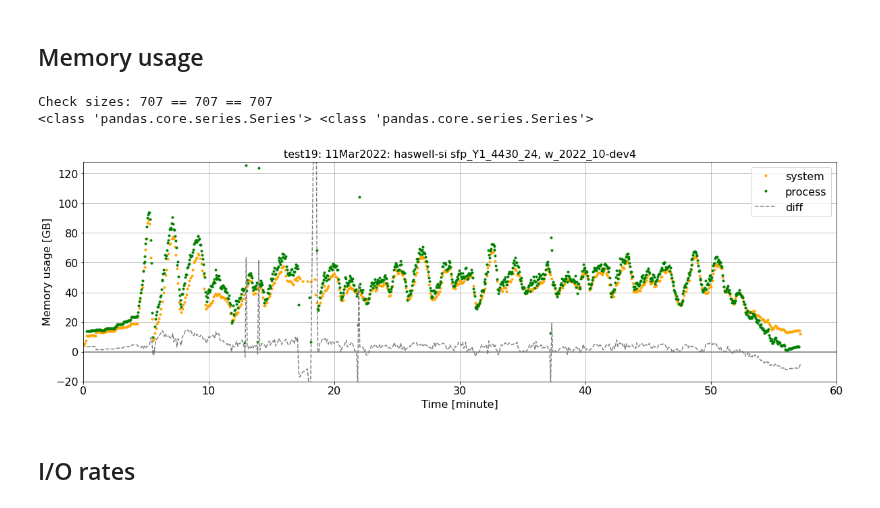
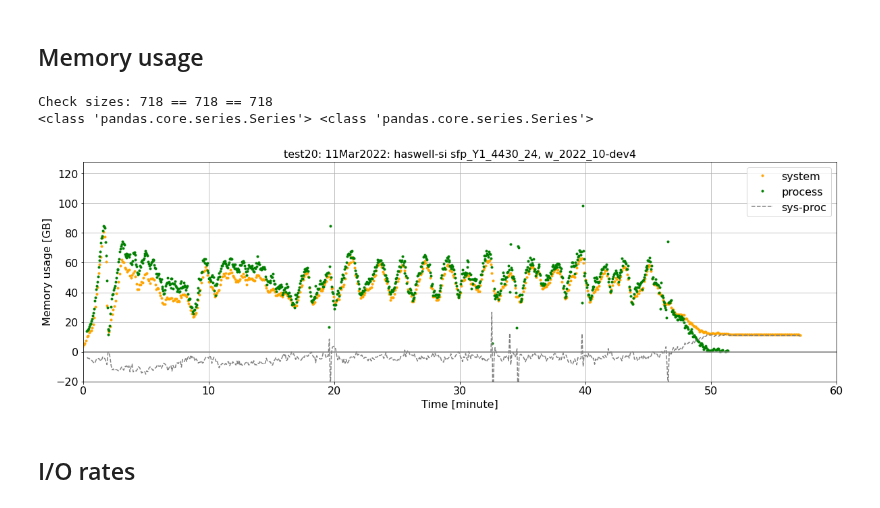
Before and after one commit to LSSTDESC/desc-wfmon, a Jupyter notebook: ipynb/monexp.ipynb, the cells around one changed output. Drawn from its saved outputs; the diff is of its cells as text; code cells hidden in the pictures.

```diff
--- a/ipynb/monexp.ipynb
+++ b/ipynb/monexp.ipynb
@@ -131,7 +124,7 @@ The column names follow from those of the corresponding *psutil* variables.
 
 We fetch the number of CPUs and total memory and check both are consistent for all samples.
 # %%
-sym = pandas.read_csv(dir + 'sysmon.csv')
+sym = pandas.read_csv(monexp.dir + '/sysmon.csv')
 print(f"System monitor sample count: {len(sym)}")
 print(f"System monitor columns:")
 for cnam in sym.columns:
@@ -173,7 +166,10 @@ We "fix" that data to make it more amenable for analysis. Among many other modif
 
 For disk and network I/O, integrated values are recorded but the differential values (the amount read or written each sampling interval) are of interest here. A separate call is made to build a procsum table that includes these differential values. This is not done automatically because it can be slow.
 # %%
-dbr = desc.wfmon.MonDbReader(dirProc + 'monitoring.db', dodelta=True)
+for subdir in ['', '/runinfo']:
+    fnam = f"{monexp.dir}{subdir}/monitoring.db"
+    if os.path.exists(fnam):
+        dbr = desc.wfmon.MonDbReader(fnam, dodelta=True)
 print(line)
 dbr.tables(2)
 # %% [output]
@@ -486,37 +481,37 @@ psm2 = psm2.reindex(psm2.index.union(newidx))
 psm2.interpolate('index', inplace=True)
 psm2 = psm2.reindex(index=sym.tfix)
 psm2['tfix'] = psm2.index
 psm2 = psm2.set_index(sym.index)
 # Now make the figure
 plt.figure(figsize=(pdx, pdy))
 ymin = -20
 ymax = 128
 xmin = tmin
 xmax = tmax
 smem = ((sym.mem_total - sym.mem_available)/bunit_sys).clip(lower=ymin, upper=ymax)
 pmem = psm.procsum_memory_resident/gb
 pmem2 = psm2.procsum_memory_resident/gb
-diff = pmem2 - smem
+diff = smem - pmem2
 print(f"Check sizes: {len(smem)} == {len(pmem2)} == {len(diff)}")
 print(type(smem), type(pmem2))
 #pmem2 = numpy.interp(smem.index, pmem.index, pmem)
 plt.plot(sym.tfix, smem, '.', color='orange', label='system')
 plt.plot(psm.tfix, pmem, 'g.', label='process')
 #plt.plot(psm2.tfix, pmem2, 'b.', label='process, int')
-plt.plot(newidx, diff, '--', color='gray', label='diff')
+plt.plot(newidx, diff, '--', color='gray', label='sys-proc')
 plt.xlabel(f"Time [{stunit}]")
 plt.ylabel('Memory usage [GB]')
 plt.legend()
 plt.grid(True)
 if ymin*ymax < 0.0:
     plt.plot([xmin, xmax], [0,0], '-', color='gray')
 junk = plt.axis([xmin, xmax, ymin, ymax])
 plt.title(pttl)
 plt.savefig(pfx+'mem'+sfx)
 # %% [output]
-Check sizes: 707 == 707 == 707
+Check sizes: 718 == 718 == 718
 <class 'pandas.core.series.Series'> <class 'pandas.core.series.Series'>
-[figure, old version]
+[figure, new version]
 # %% [markdown]
 ## I/O rates
 # %%
```
Also changed, not shown: parts of 17 cells of this notebook, 1 other file.
